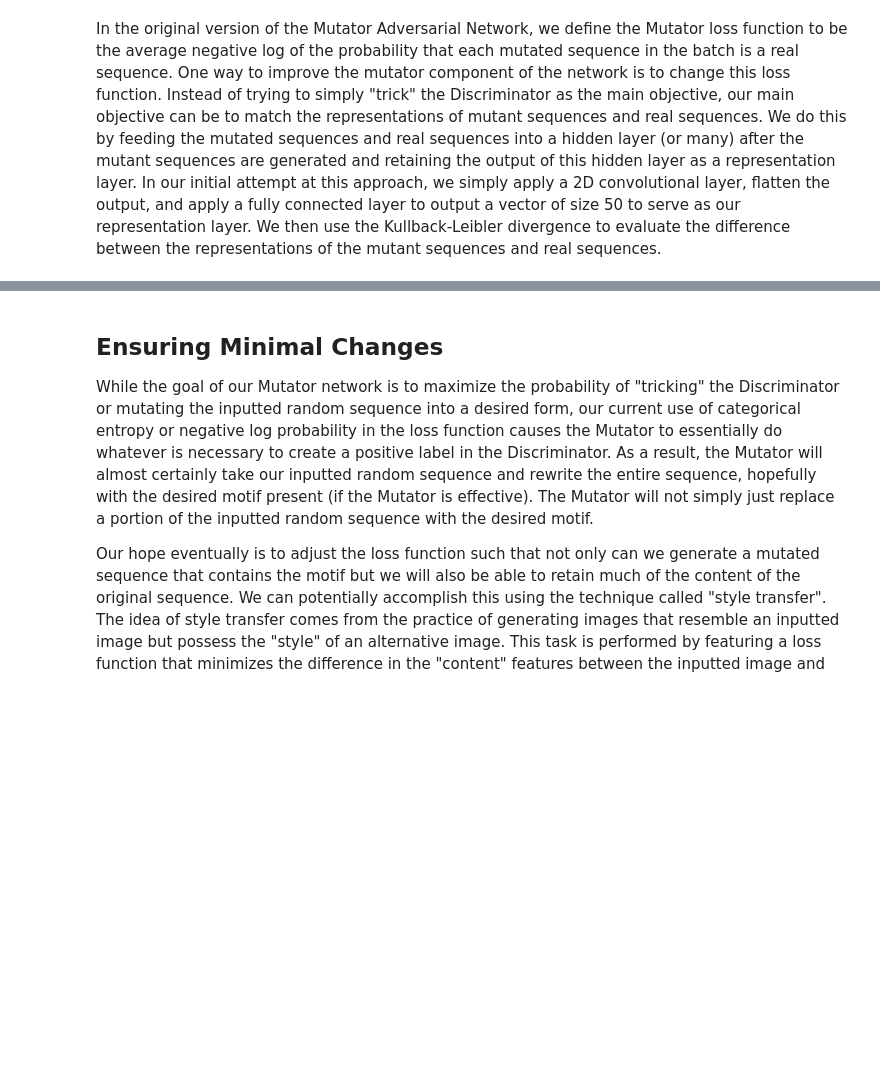
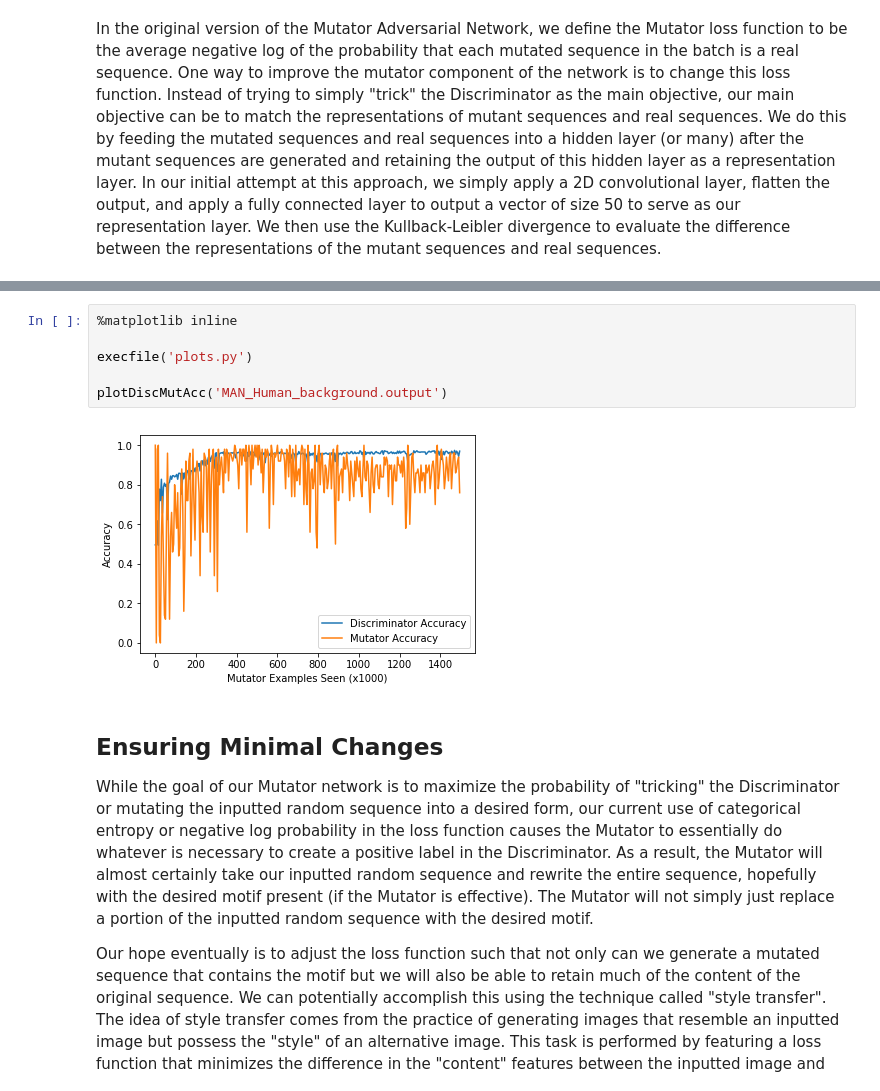
Before and after one commit to stella-gao/DeepLearning-DNA, a Jupyter notebook: Models and Methods Implementations.ipynb, the cells around one changed output, grey strips where cells are left out. Cells and saved outputs as stored; diff of their text form; blank space fills up the shorter version.

```diff
--- a/Models and Methods Implementations.ipynb
+++ b/Models and Methods Implementations.ipynb
@@ -383,3 +390,11 @@ We return to the old approach of alternating between training the Mutator and tr
+# %%
+%matplotlib inline
+
+execfile('plots.py')
+
+plotDiscMutAcc('MAN_Human_background.output')
+# %% [output]
+[figure, added]
 # %% [markdown]
 ## Ensuring Minimal Changes
 
```
Also changed, not shown: parts of 5 cells of this notebook, 11 other files.
